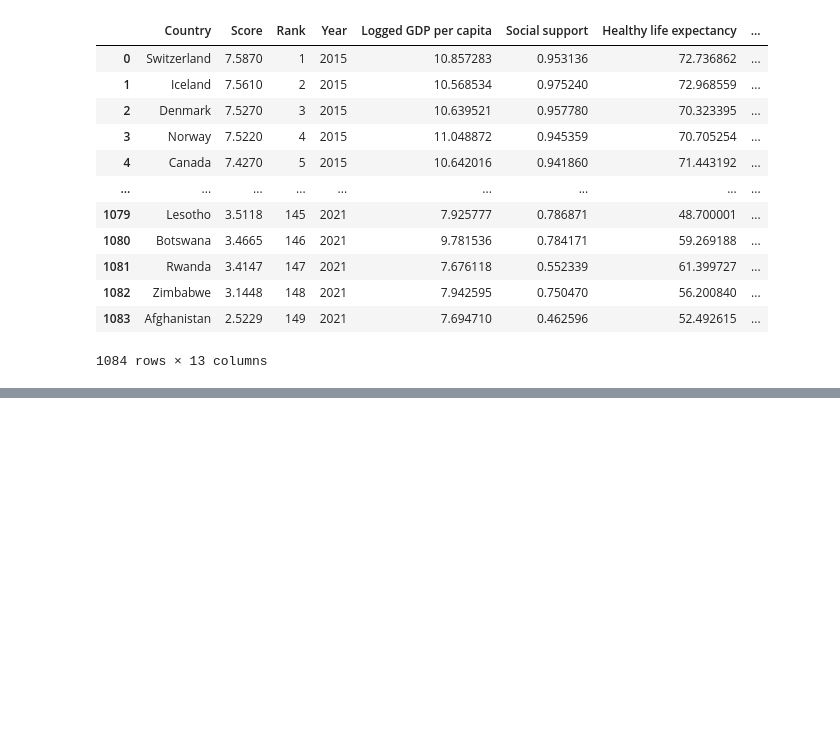
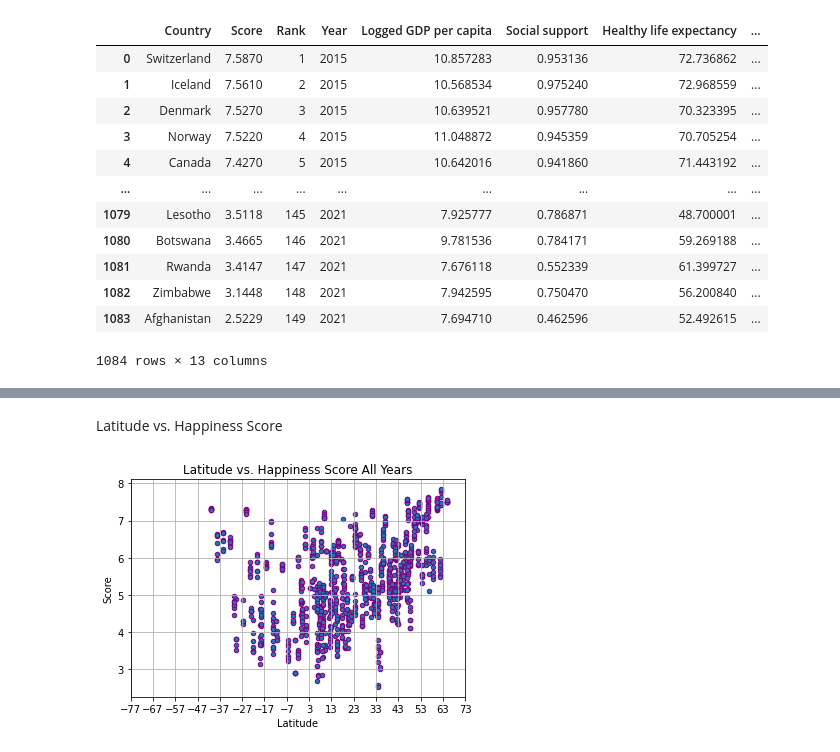
Before and after one commit to kawandag/PopulationvsHappinessData, a Jupyter notebook: Project 1 - World Happiness Long & Lat.ipynb, the cells around one changed output, grey strips where cells are left out. Saved outputs shown, nothing was run; the diff lists cells and outputs as text; code cells hidden in the pictures; blank space fills up the shorter version.

```diff
--- a/Project 1 - World Happiness Long & Lat.ipynb
+++ b/Project 1 - World Happiness Long & Lat.ipynb
@@ -339,0 +274,14 @@ NameError: name 'new_world' is not defined
+# %% [markdown]
+Latitude vs. Happiness Score
+# %%
+newworldhappiness.plot.scatter(x="Latitude", y="Score",edgecolor="purple")
+
+plt.title ("Latitude vs. Happiness Score All Years")
+plt.ylabel("Score")
+plt.xlabel("Latitude")
+plt.xticks(range(int(-77.25),int(77.55),10))
+plt.grid(True)
+
+plt.savefig("output_png/Lat1.png")
+# %% [output]
+[figure, added]
```
Also changed, not shown: parts of 34 cells of this notebook.
